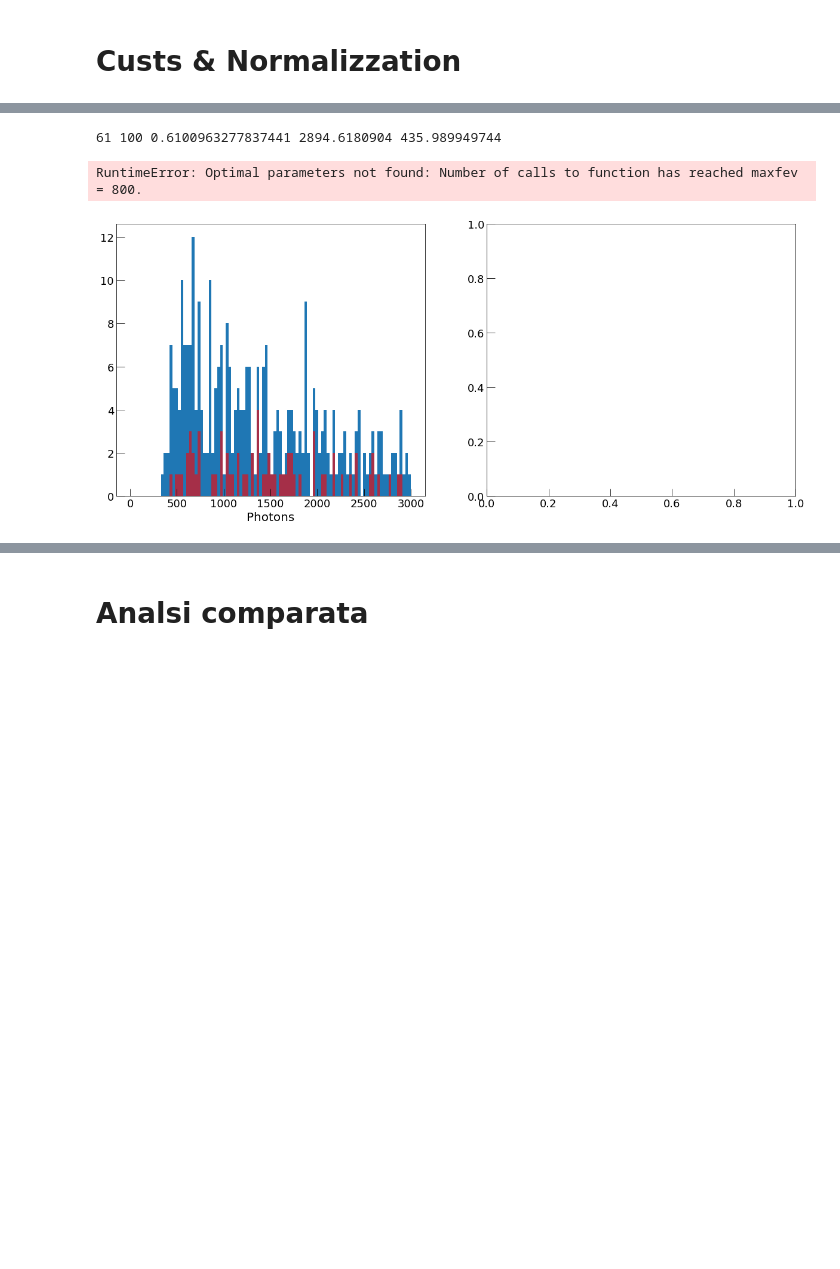
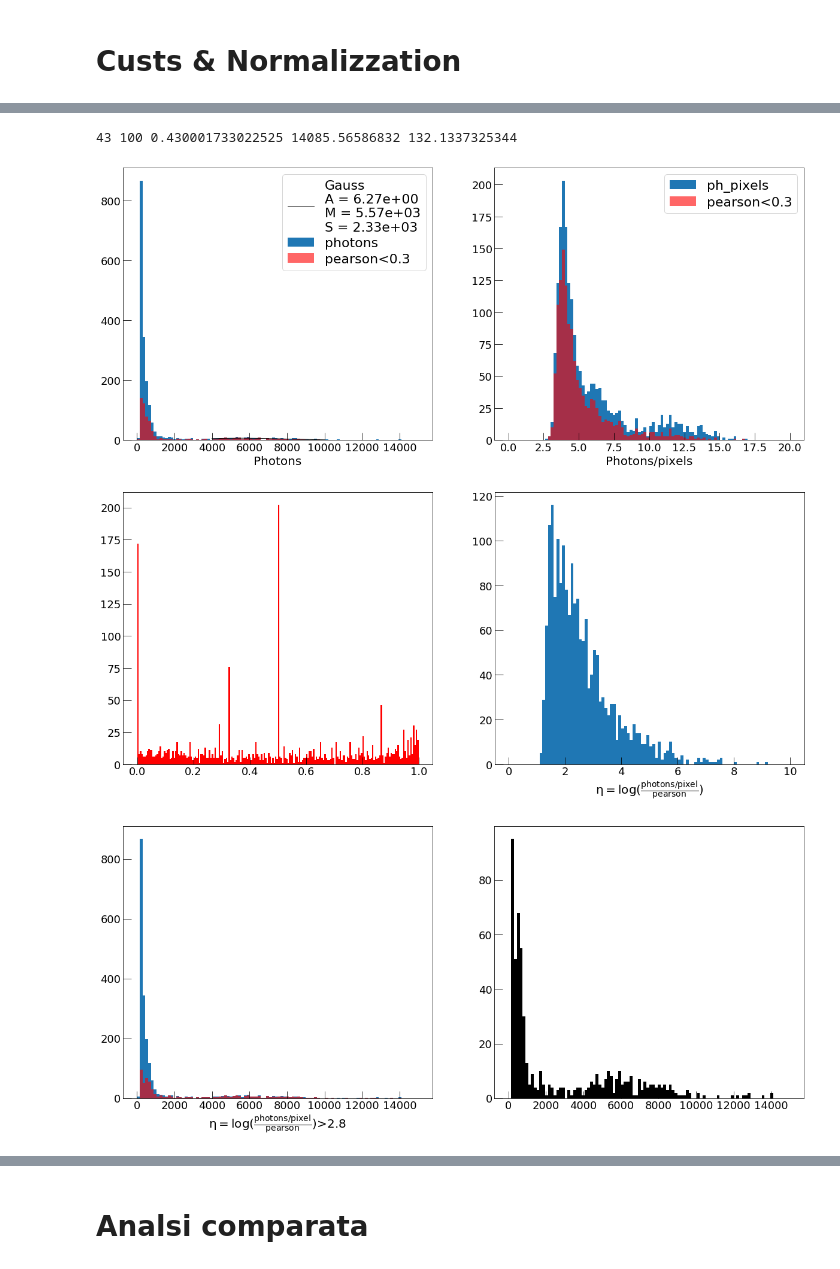
Before and after one commit to gmazzitelli/cygno, a Jupyter notebook: analisys_DS.ipynb, the cells around one changed output, grey strips where cells are left out. Drawn from its saved outputs; the diff is of its cells as text; code cells hidden in the pictures; blank space fills up the shorter version.

```diff
--- a/analisys_DS.ipynb
+++ b/analisys_DS.ipynb
@@ -16,11 +58,17 @@ import requests
 # %% [markdown]
 # LEMON Parameters
 # %%
+LEMON = False
 
-# LEMON
-phKev       = 1730/5.9
-pixelscale  = 0.125
-rescale = 512
+if LEMON:
+    # LEMON
+    phKev       = 1730/5.9
+    pixelscale  = 0.125
+    rescale = 512
+else:
+    phKev       = 10000/5.9
+    pixelscale  = 0.55
+    rescale = 512
 
 
 xyscale = x_resolution/rescale
@@ -115,4 +142,6 @@ Fidical Ellips: 100.00, 120.00 [mm]
 # %%
+# File Type:
+Fe = True
 cy.set_atlas_style('square')
 from scipy.optimize import curve_fit
 if Fe:
@@ -121,7 +150,8 @@ if Fe:
 else:
     gauss = False
     pearson_cut = 0.7
-max_range = 3000
+max_range = 15000
+max_pearson = 20
 fig, ax = plt.subplots(1,2, figsize=(20, 8))
 bins=100
 ax[0].hist(dfc['photons'], bins=bins, range=(0,max_range))
@@ -130,8 +160,8 @@ ax[0].hist(dfc['photons'][abs(dfc['pearson'])<pearson_cut], bins=bins, range=(0,
 
 ax[0].set_xlabel("Photons")
 if gauss:
-    cmin    = 1200
-    cmax    = 2700
+    cmin    = 4000
+    cmax    = 10000
     y = dfc['photons'][abs(dfc['pearson'])<pearson_cut]
     y = y[y<max_range]
     binsf = int(bins*((cmax-cmin)/(y.max()-y.min())))
@@ -153,38 +183,39 @@ if gauss:
     ph_f = popt[1]
     ax[0].legend()
 
 bins=100
 ax[0].legend()
-ax[1].hist(dfc['ph_pixels'], bins=bins, range=(0,20))
-ax[1].hist(dfc['ph_pixels'][abs(dfc['pearson'])>pearson_cut], bins=bins, color='red', range=(0,20),
+ax[1].hist(dfc['ph_pixels'], bins=bins, range=(0,max_pearson))
+ax[1].hist(dfc['ph_pixels'][abs(dfc['pearson'])>pearson_cut], bins=bins, color='red', range=(0,max_pearson),
            alpha=0.6, label = ('pearson<%.1f'%pearson_cut))
 
 ax[1].set_xlabel("Photons/pixels")
 ax[1].legend()
 plt.show()
 
 
 eta = np.log(dfc['ph_pixels']/abs(dfc['pearson'])[abs(dfc['pearson'])>0])
 fig, ax = plt.subplots(1,2, figsize=(20, 8))
 ax[0].hist(abs(dfc['pearson']), bins=200,
            color='r')
 ax[1].hist(eta, bins=100, range=(0,10))
 ax[1].set_xlabel(r"$\eta = log (\frac {photons/pixel} {pearson})$")
 plt.show()
 
 eta_cut = 2.8
 fig, ax = plt.subplots(1,2, figsize=(20, 8))
 ax[0].hist(dfc['photons'], bins=bins, range=(0,max_range))
 
 ax[0].hist(dfc['photons'][eta>eta_cut], bins=bins, range=(0,max_range), color='red',
            alpha=0.6)
 ax[0].set_xlabel(r"$\eta = log (\frac {photons/pixel} {pearson})$>%.1f" % eta_cut)
 ax[1].hist(dfc['photons'][eta>eta_cut], bins=bins, range=(0,max_range), color='black')
 plt.show()
 # %% [output]
-61 100 0.6100963277837441 2894.6180904 435.989949744
+43 100 0.430001733022525 14085.56586832 132.1337325344
-RuntimeError: Optimal parameters not found: Number of calls to function has reached maxfev = 800.
-[figure, old version]
+[figure, new version]
+[figure, added]
+[figure, added]
 # %%
 #plt.plot(df['y0start'], df['x0start'], 'k.', markersize=1)
 import seaborn as sns
```
Also changed, not shown: parts of 10 cells of this notebook, 13 other files.
